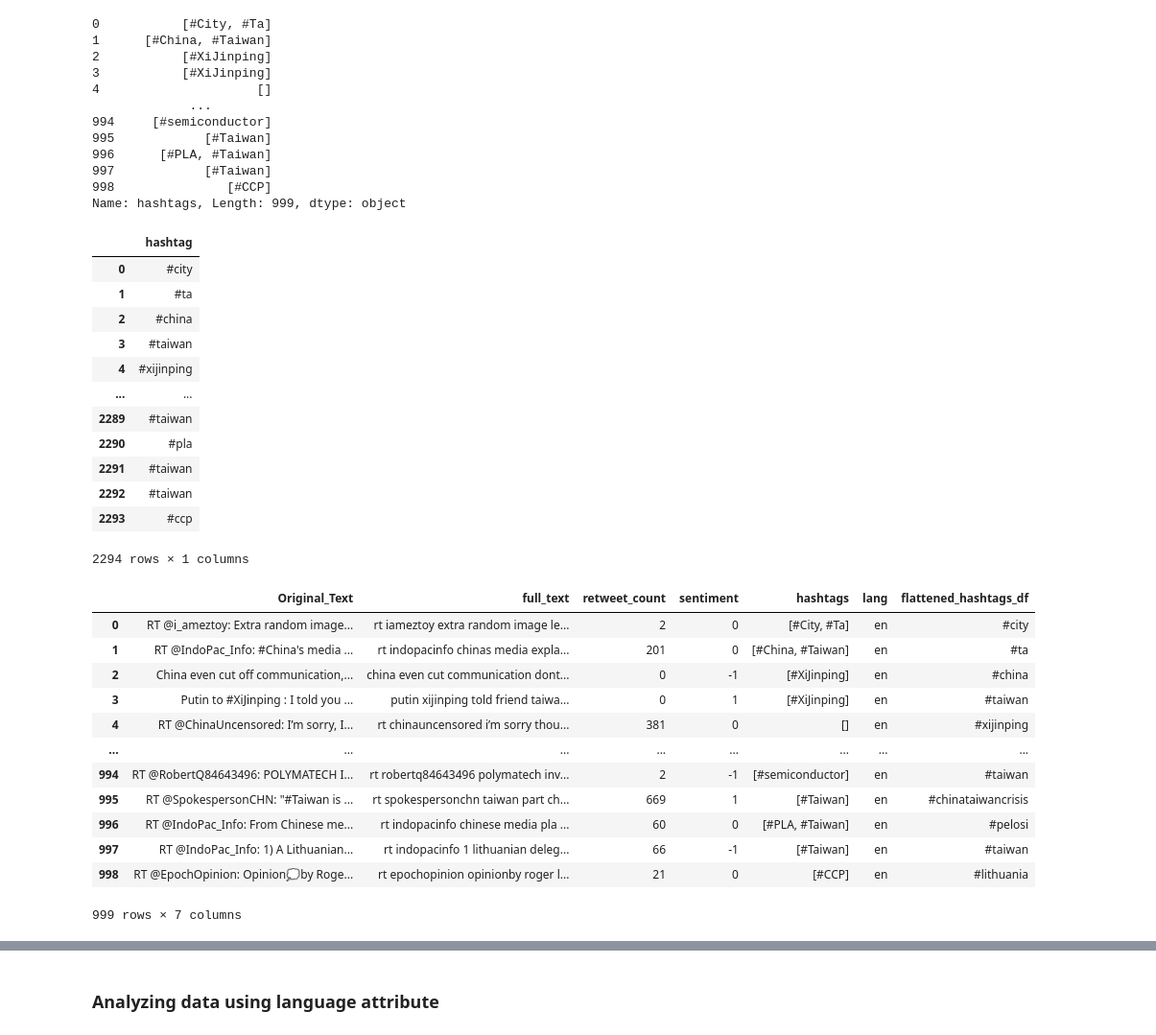
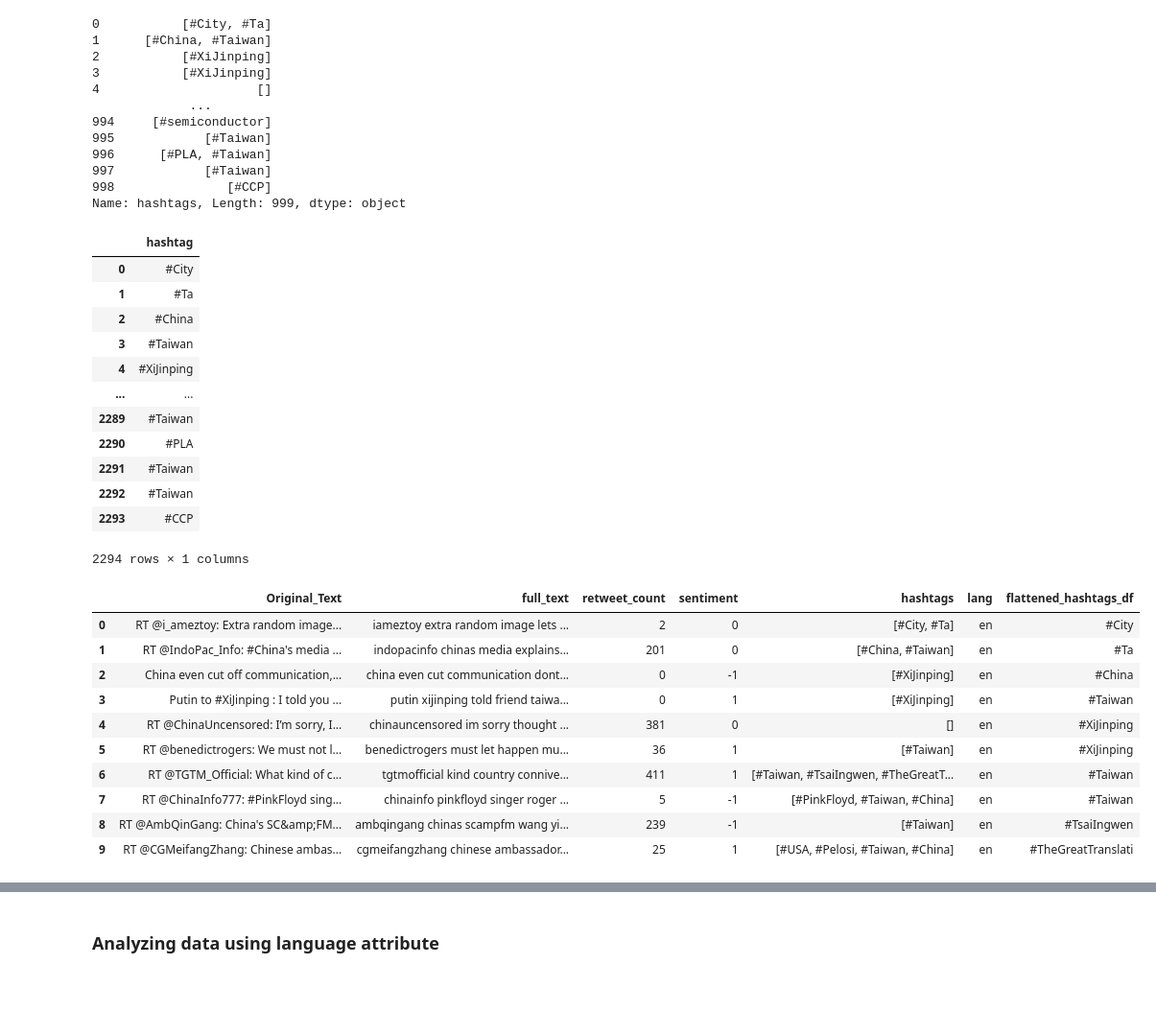
Before and after one commit to BirhanuGebisa/Twitter-Data-Analysis-Template, a Jupyter notebook: Notebook/EDA_Twitter.ipynb, the cells around one changed output, grey strips where cells are left out. Shown: that part at 96% size. Saved outputs shown, nothing was run; the diff lists cells and outputs as text; code cells hidden in the pictures; blank space fills up the shorter version.

```diff
--- a/Notebook/EDA_Twitter.ipynb
+++ b/Notebook/EDA_Twitter.ipynb
@@ -210,44 +217,42 @@ Name: hashtags, Length: 999, dtype: object
 # %%
 #create dataframe where each use of hashtag gets its own row
 flattened_hashtags_df = pd.DataFrame(
-    [hashtag for hashtags_list in hashtags_list_df.hashtags
+    [hashtag for hashtags_list in tweets_df.hashtags
     for hashtag in hashtags_list],
     columns=['hashtag'])
 # %%
 flattened_hashtags_df
 # %% [output]
 |  | hashtag |
-| 0 | #city |
-| 1 | #ta |
-| 2 | #china |
-| 3 | #taiwan |
-| 4 | #xijinping |
+| 0 | #City |
+| 1 | #Ta |
+| 2 | #China |
+| 3 | #Taiwan |
+| 4 | #XiJinping |
 | ... | ... |
-| 2289 | #taiwan |
-| 2290 | #pla |
-| 2291 | #taiwan |
-| 2292 | #taiwan |
-| 2293 | #ccp |
+| 2289 | #Taiwan |
+| 2290 | #PLA |
+| 2291 | #Taiwan |
+| 2292 | #Taiwan |
+| 2293 | #CCP |
 2294 rows × 1 columns
 # %%
 #add hashtags to tweet_df
-tweets_df["flattened_hashtags_df"]= hashtags_df
+tweets_df["flattened_hashtags_df"]= flattened_hashtags_df
 # %%
-tweets_df
+tweets_df.iloc[:10]
 # %% [output]
 |  | Original_Text | full_text | retweet_count | sentiment | hashtags | lang | flattened_hashtags_df |
-| 0 | RT @i_ameztoy: Extra random image... | rt iameztoy extra random image le... | 2 | 0 | [#City, #Ta] | en | #city |
-| 1 | RT @IndoPac_Info: #China's media ... | rt indopacinfo chinas media expla... | 201 | 0 | [#China, #Taiwan] | en | #ta |
-| 2 | China even cut off communication,... | china even cut communication dont... | 0 | -1 | [#XiJinping] | en | #china |
-| 3 | Putin to #XiJinping : I told you ... | putin xijinping told friend taiwa... | 0 | 1 | [#XiJinping] | en | #taiwan |
-| 4 | RT @ChinaUncensored: I’m sorry, I... | rt chinauncensored i’m sorry thou... | 381 | 0 | [] | en | #xijinping |
-| ... | ... | ... | ... | ... | ... | ... | ... |
-| 994 | RT @RobertQ84643496: POLYMATECH I... | rt robertq84643496 polymatech inv... | 2 | -1 | [#semiconductor] | en | #taiwan |
-| 995 | RT @SpokespersonCHN: "#Taiwan is ... | rt spokespersonchn taiwan part ch... | 669 | 1 | [#Taiwan] | en | #chinataiwancrisis |
-| 996 | RT @IndoPac_Info: From Chinese me... | rt indopacinfo chinese media pla ... | 60 | 0 | [#PLA, #Taiwan] | en | #pelosi |
-| 997 | RT @IndoPac_Info: 1) A Lithuanian... | rt indopacinfo 1 lithuanian deleg... | 66 | -1 | [#Taiwan] | en | #taiwan |
-| 998 | RT @EpochOpinion: Opinion💭by Roge... | rt epochopinion opinionby roger l... | 21 | 0 | [#CCP] | en | #lithuania |
+| 0 | RT @i_ameztoy: Extra random image... | iameztoy extra random image lets ... | 2 | 0 | [#City, #Ta] | en | #City |
+| 1 | RT @IndoPac_Info: #China's media ... | indopacinfo chinas media explains... | 201 | 0 | [#China, #Taiwan] | en | #Ta |
+| 2 | China even cut off communication,... | china even cut communication dont... | 0 | -1 | [#XiJinping] | en | #China |
+| 3 | Putin to #XiJinping : I told you ... | putin xijinping told friend taiwa... | 0 | 1 | [#XiJinping] | en | #Taiwan |
+| 4 | RT @ChinaUncensored: I’m sorry, I... | chinauncensored im sorry thought ... | 381 | 0 | [] | en | #XiJinping |
+| 5 | RT @benedictrogers: We must not l... | benedictrogers must let happen mu... | 36 | 1 | [#Taiwan] | en | #XiJinping |
+| 6 | RT @TGTM_Official: What kind of c... | tgtmofficial kind country connive... | 411 | 1 | [#Taiwan, #TsaiIngwen, #TheGreatT... | en | #Taiwan |
+| 7 | RT @ChinaInfo777: #PinkFloyd sing... | chinainfo pinkfloyd singer roger ... | 5 | -1 | [#PinkFloyd, #Taiwan, #China] | en | #Taiwan |
+| 8 | RT @AmbQinGang: China's SC&amp;FM... | ambqingang chinas scampfm wang yi... | 239 | -1 | [#Taiwan] | en | #TsaiIngwen |
+| 9 | RT @CGMeifangZhang: Chinese ambas... | cgmeifangzhang chinese ambassador... | 25 | 1 | [#USA, #Pelosi, #Taiwan, #China] | en | #TheGreatTranslati |
-999 rows × 7 columns
 # %%
 # To plot Top 20 Hashtags
 tweets_df['flattened_hashtags_df'].value_counts()[:20].plot(kind='bar')
```
Also changed, not shown: parts of 5 cells of this notebook, 13 other files.
